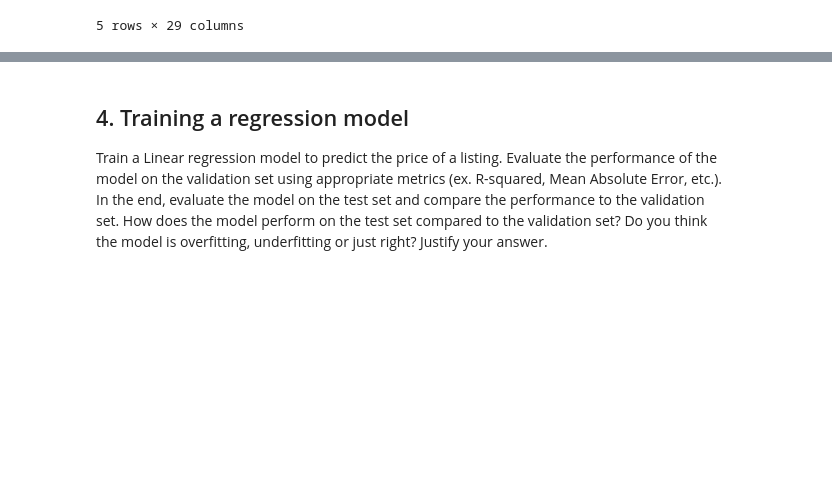
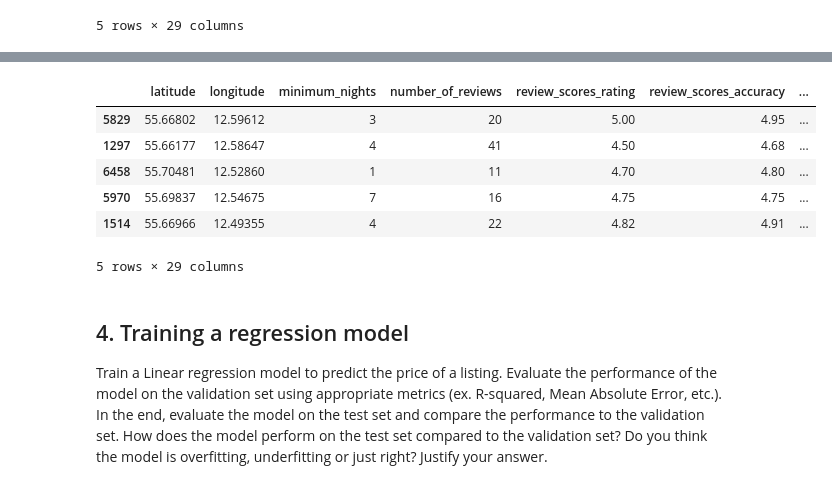
Before and after one commit to 304125/MAL1_S26, a Jupyter notebook: 01_Introduction_to_Machine_Learning/1. Copenhagen AirBnB.ipynb, the cells around one changed output, grey strips where cells are left out. Drawn from its saved outputs; the diff is of its cells as text; code cells hidden in the pictures; blank space fills up the shorter version.

```diff
--- a/01_Introduction_to_Machine_Learning/1. Copenhagen AirBnB.ipynb
+++ b/01_Introduction_to_Machine_Learning/1. Copenhagen AirBnB.ipynb
@@ -368,3 +391,13 @@ X_train_val, X_test, y_train_val, y_test = train_test_split(X, y, test_size=0.2,
+# %%
+X_train_val.head()
+# %% [output]
+|  | latitude | longitude | minimum_nights | number_of_reviews | review_scores_rating | review_scores_accuracy | ... |
+| 5829 | 55.66802 | 12.59612 | 3 | 20 | 5.00 | 4.95 | ... |
+| 1297 | 55.66177 | 12.58647 | 4 | 41 | 4.50 | 4.68 | ... |
+| 6458 | 55.70481 | 12.52860 | 1 | 11 | 4.70 | 4.80 | ... |
+| 5970 | 55.69837 | 12.54675 | 7 | 16 | 4.75 | 4.75 | ... |
+| 1514 | 55.66966 | 12.49355 | 4 | 22 | 4.82 | 4.91 | ... |
+5 rows × 29 columns
 # %% [markdown]
 ## 4. Training a regression model
 
```
Also changed, not shown: parts of 12 cells of this notebook.
